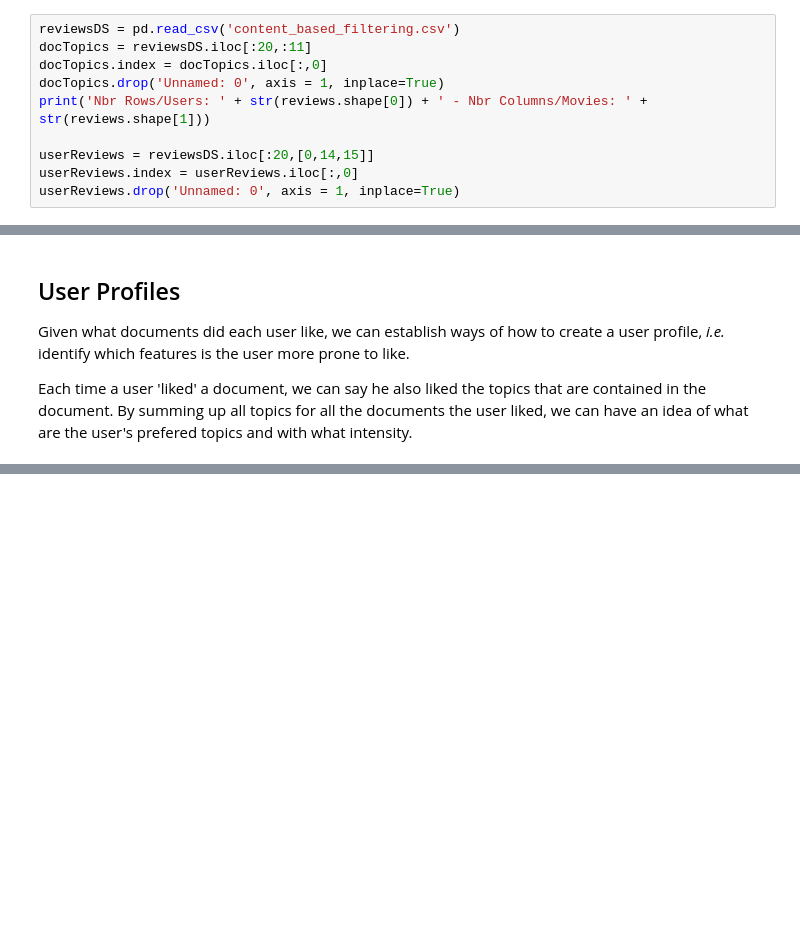
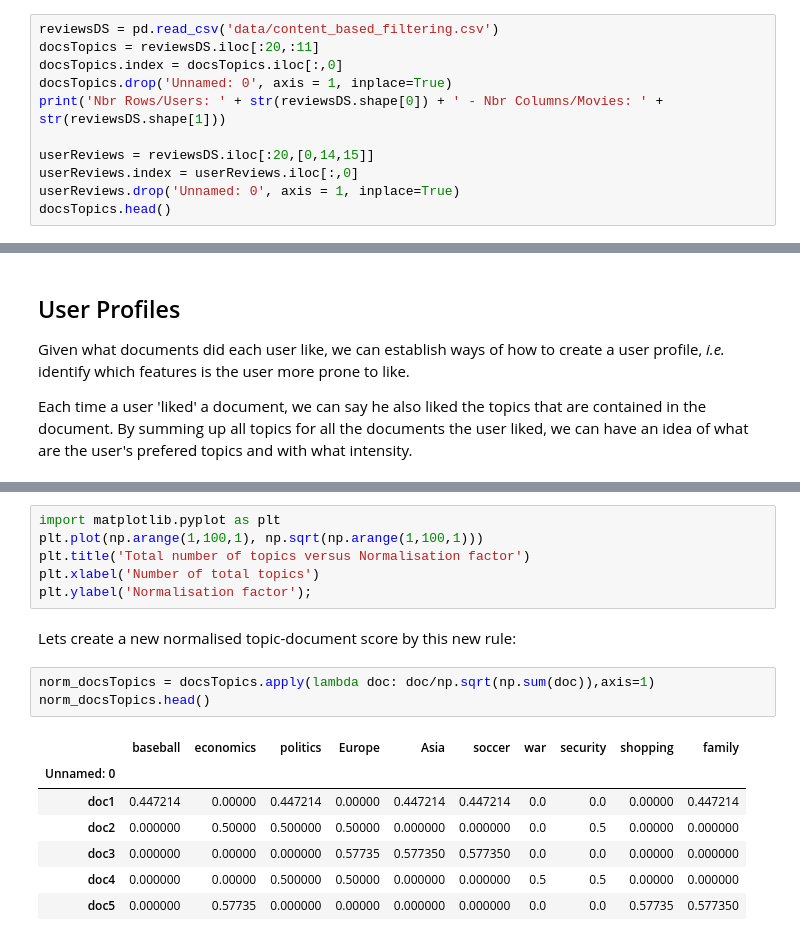
Before and after one commit to caiomiyashiro/RecommenderSystemsNotebooks, a Jupyter notebook: Month 1 Part III - Content Based Recommendation.ipynb, the cells around one changed output, grey strips where cells are left out. Saved outputs shown, nothing was run; the diff lists cells and outputs as text; blank space fills up the shorter version.

```diff
--- a/Month 1 Part III - Content Based Recommendation.ipynb
+++ b/Month 1 Part III - Content Based Recommendation.ipynb
@@ -27,13 +27,14 @@ Besides the main table, we also load a review vector for 2 users, which show whi
 import pandas as pd
 import numpy as np
 # %%
-reviewsDS = pd.read_csv('content_based_filtering.csv')
-docTopics = reviewsDS.iloc[:20,:11]
-docTopics.index = docTopics.iloc[:,0]
-docTopics.drop('Unnamed: 0', axis = 1, inplace=True)
-print('Nbr Rows/Users: ' + str(reviews.shape[0]) + ' - Nbr Columns/Movies: ' + str(reviews.shape[1]))
+reviewsDS = pd.read_csv('data/content_based_filtering.csv')
+docsTopics = reviewsDS.iloc[:20,:11]
+docsTopics.index = docsTopics.iloc[:,0]
+docsTopics.drop('Unnamed: 0', axis = 1, inplace=True)
+print('Nbr Rows/Users: ' + str(reviewsDS.shape[0]) + ' - Nbr Columns/Movies: ' + str(reviewsDS.shape[1]))
 
 userReviews = reviewsDS.iloc[:20,[0,14,15]]
 userReviews.index = userReviews.iloc[:,0]
 userReviews.drop('Unnamed: 0', axis = 1, inplace=True)
+docsTopics.head()
 # %% [output]
@@ -85,0 +134,19 @@ userTastes
+# %%
+import matplotlib.pyplot as plt
+plt.plot(np.arange(1,100,1), np.sqrt(np.arange(1,100,1)))
+plt.title('Total number of topics versus Normalisation factor')
+plt.xlabel('Number of total topics')
+plt.ylabel('Normalisation factor');
+# %% [markdown]
+Lets create a new normalised topic-document score by this new rule:
+# %%
+norm_docsTopics = docsTopics.apply(lambda doc: doc/np.sqrt(np.sum(doc)),axis=1)
+norm_docsTopics.head()
+# %% [output]
+|  | baseball | economics | politics | Europe | Asia | soccer | war | security | shopping | family |
+| Unnamed: 0 |  |  |  |  |  |  |  |  |  |  |
+| doc1 | 0.447214 | 0.00000 | 0.447214 | 0.00000 | 0.447214 | 0.447214 | 0.0 | 0.0 | 0.00000 | 0.447214 |
+| doc2 | 0.000000 | 0.50000 | 0.500000 | 0.50000 | 0.000000 | 0.000000 | 0.0 | 0.5 | 0.00000 | 0.000000 |
+| doc3 | 0.000000 | 0.00000 | 0.000000 | 0.57735 | 0.577350 | 0.577350 | 0.0 | 0.0 | 0.00000 | 0.000000 |
+| doc4 | 0.000000 | 0.00000 | 0.500000 | 0.50000 | 0.000000 | 0.000000 | 0.5 | 0.5 | 0.00000 | 0.000000 |
+| doc5 | 0.000000 | 0.57735 | 0.000000 | 0.00000 | 0.000000 | 0.000000 | 0.0 | 0.0 | 0.57735 | 0.577350 |
```
Also changed, not shown: parts of 29 cells of this notebook, 5 other files.
